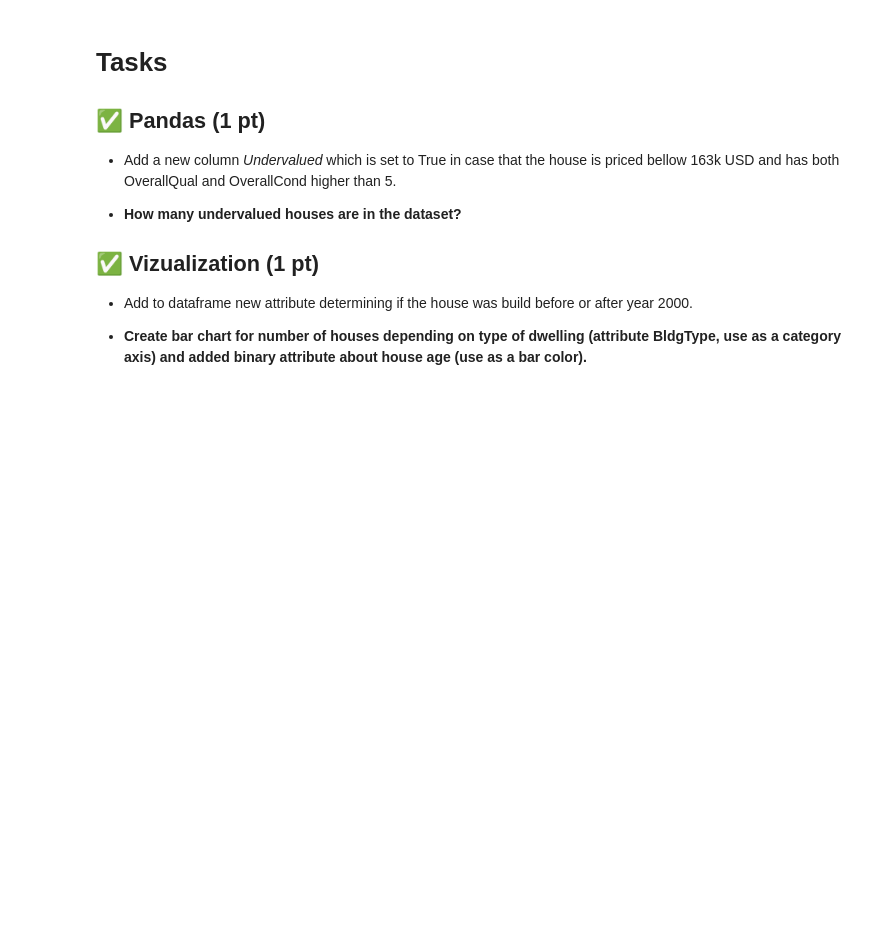
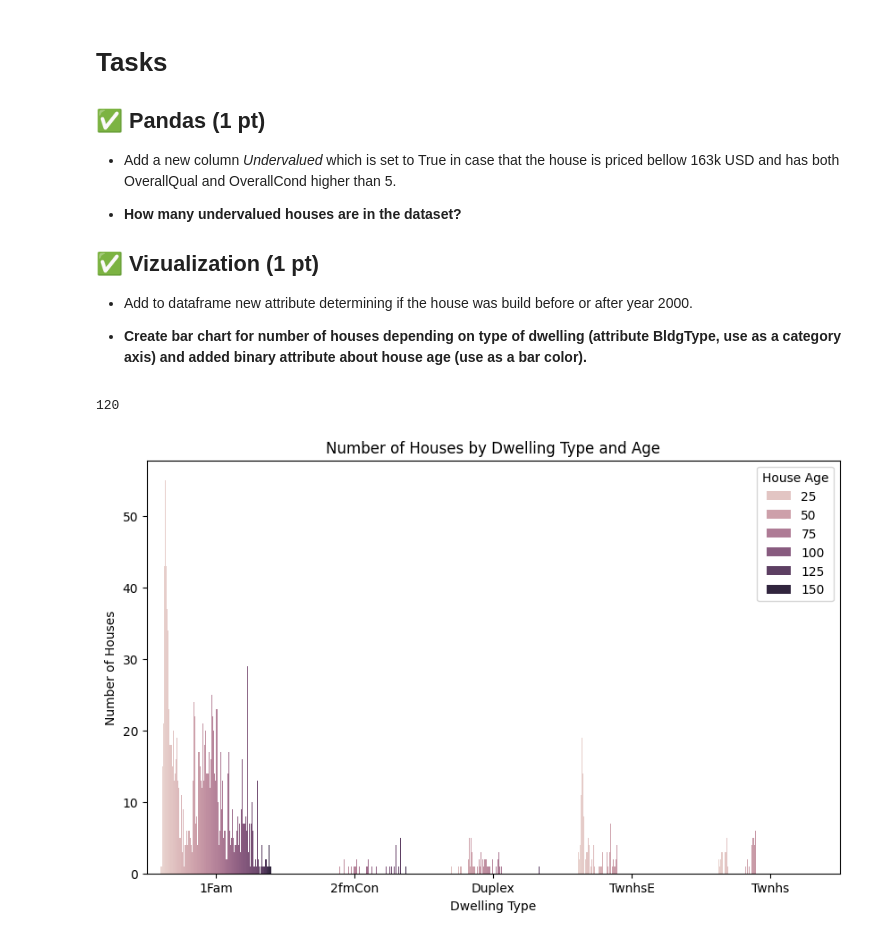
Before and after one commit to deenyse/VSB_ZSU, a Jupyter notebook: fml_01.ipynb, the cells around one changed output. Cells and saved outputs as stored; diff of their text form; code cells hidden in the pictures; blank space fills up the shorter version.

```diff
--- a/fml_01.ipynb
+++ b/fml_01.ipynb
@@ -420,5 +402,5 @@ dtype: float64
 ### Add a new column named Age for each house (current year - year built)
 * YearBuilt
 # %%
-df.loc["Age"] = (2025 - df['YearBuilt'])
+df.loc[:, "Age"] = 2025 - df['YearBuilt']
 # %%
@@ -574,3 +570,37 @@ plt.bar(x=number_of_categories.index, height=number_of_categories.values)
 * Add to dataframe new attribute determining if the house was build before or after year 2000.
 
 * **Create bar chart for number of houses depending on type of dwelling (attribute BldgType, use as a category axis) and added binary attribute about house age (use as a bar color).**
+# %%
+#Adding "Undervalued" column
+
+df.loc[:, "Undervalued"] = False
+# %%
+# # # Setting values to Undervalued column
+
+# df["Undervalued"] = (df["SalePrice"] < 163000) & (df['OverallQual'] > 5) & (df['OverallCond'] > 5)
+
+df.loc[(df.SalePrice < 163000) & (df['OverallQual'] > 5) & (df['OverallCond'] > 5), "Undervalued"] = True
+
+# # # Undervalued count
+undervalued_amount = df.Undervalued.sum()
+# undervalued_amount = df["Undervalued"].value_counts().get(True, 0)
+
+print(undervalued_amount)
+# df.Undervalued.value_counts()
+# %% [output]
+120
+# %%
+#Adding new atribute
+df["Post-2000-house"] = df.YearBuilt > 2000
+# %%
+#Bar chart
+
+plt.figure(figsize=(10,6))
+sns.countplot(data=df, x='BldgType', hue='Age')
+plt.title("Number of Houses by Dwelling Type and Age")
+plt.xlabel("Dwelling Type")
+plt.ylabel("Number of Houses")
+plt.legend(title="House Age")
+plt.show()
+# %% [output]
+[figure, added]
```
Also changed, not shown: parts of 3 cells of this notebook.
